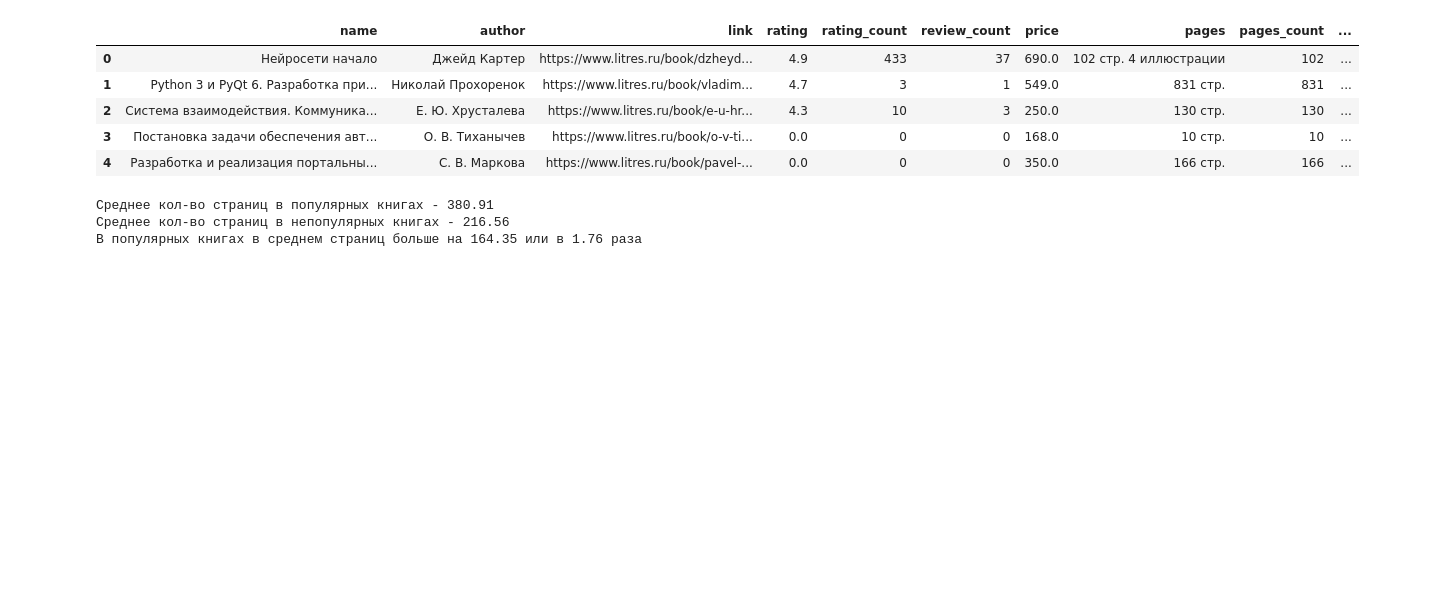
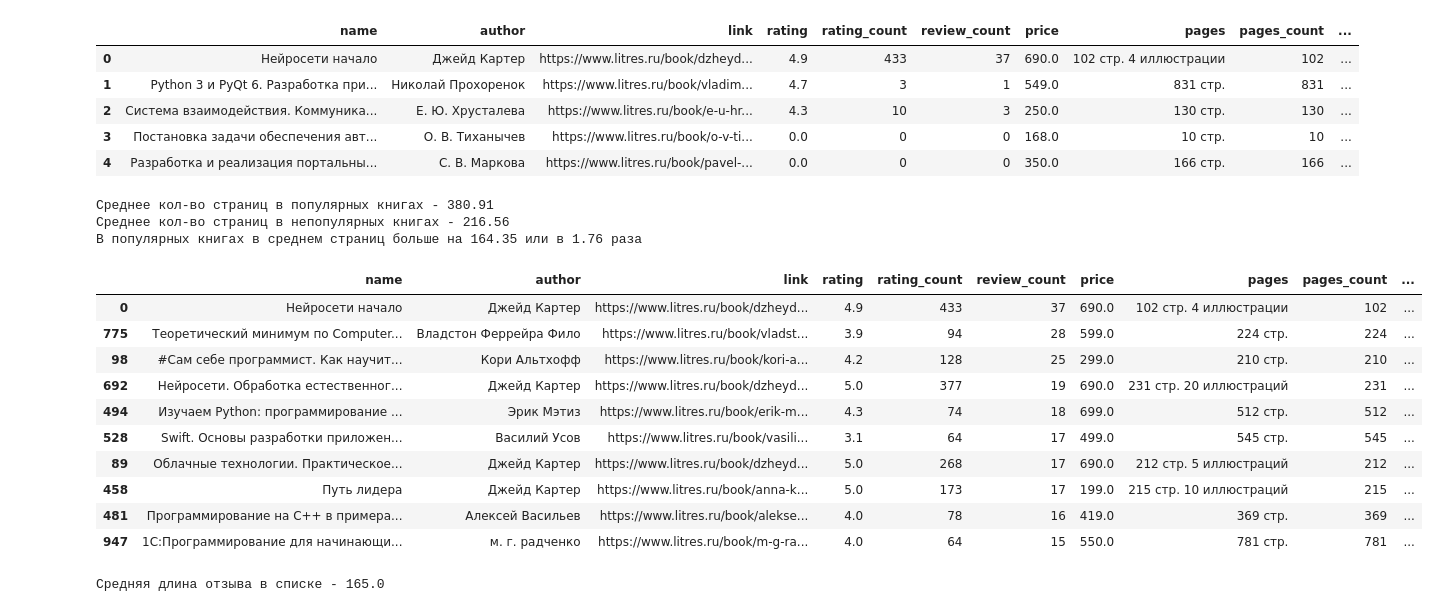
Before and after one commit to yegerless/sysoevsa-python-test-f, a Jupyter notebook: eda.ipynb, the cells around one changed output. Drawn from its saved outputs; the diff is of its cells as text; code cells hidden in the pictures; blank space fills up the shorter version.

```diff
--- a/eda.ipynb
+++ b/eda.ipynb
@@ -147,3 +147,30 @@ print(f'В популярных книгах в среднем страниц б
 Среднее кол-во страниц в популярных книгах - 380.91
 Среднее кол-во страниц в непопулярных книгах - 216.56
 В популярных книгах в среднем страниц больше на 164.35 или в 1.76 раза
+# %%
+# 8. Выведите топ-10 книг по числу отзывов. (2).
+
+df.sort_values(by=['review_count'], ascending=False).head(10)
+# %% [output]
+|  | name | author | link | rating | rating_count | review_count | price | pages | pages_count | ... |
+| 0 | Нейросети начало | Джейд Картер | https://www.litres.ru/book/dzheyd... | 4.9 | 433 | 37 | 690.0 | 102 стр. 4 иллюстрации | 102 | ... |
+| 775 | Теоретический минимум по Computer... | Владстон Феррейра Фило | https://www.litres.ru/book/vladst... | 3.9 | 94 | 28 | 599.0 | 224 стр. | 224 | ... |
+| 98 | #Сам себе программист. Как научит... | Кори Альтхофф | https://www.litres.ru/book/kori-a... | 4.2 | 128 | 25 | 299.0 | 210 стр. | 210 | ... |
+| 692 | Нейросети. Обработка естественног... | Джейд Картер | https://www.litres.ru/book/dzheyd... | 5.0 | 377 | 19 | 690.0 | 231 стр. 20 иллюстраций | 231 | ... |
+| 494 | Изучаем Python: программирование ... | Эрик Мэтиз | https://www.litres.ru/book/erik-m... | 4.3 | 74 | 18 | 699.0 | 512 стр. | 512 | ... |
+| 528 | Swift. Основы разработки приложен... | Василий Усов | https://www.litres.ru/book/vasili... | 3.1 | 64 | 17 | 499.0 | 545 стр. | 545 | ... |
+| 89 | Облачные технологии. Практическое... | Джейд Картер | https://www.litres.ru/book/dzheyd... | 5.0 | 268 | 17 | 690.0 | 212 стр. 5 иллюстраций | 212 | ... |
+| 458 | Путь лидера | Джейд Картер | https://www.litres.ru/book/anna-k... | 5.0 | 173 | 17 | 199.0 | 215 стр. 10 иллюстраций | 215 | ... |
+| 481 | Программирование на C++ в примера... | Алексей Васильев | https://www.litres.ru/book/alekse... | 4.0 | 78 | 16 | 419.0 | 369 стр. | 369 | ... |
+| 947 | 1С:Программирование для начинающи... | м. г. радченко | https://www.litres.ru/book/m-g-ra... | 4.0 | 64 | 15 | 550.0 | 781 стр. | 781 | ... |
+# %%
+# 9. Найдите среднюю длину отзыва (в символах). (2)
+
+lst = [el.lstrip("['").rstrip("']") for el in df['text_of_reviews']]
+lst2 = []
+[lst2.extend(el.split("', '")) for el in lst]
+
+result = [len(el) for el in lst2]
+print(f'Средняя длина отзыва в списке - {round(sum(result) / len(result), 2)}')
+# %% [output]
+Средняя длина отзыва в списке - 165.0
```
